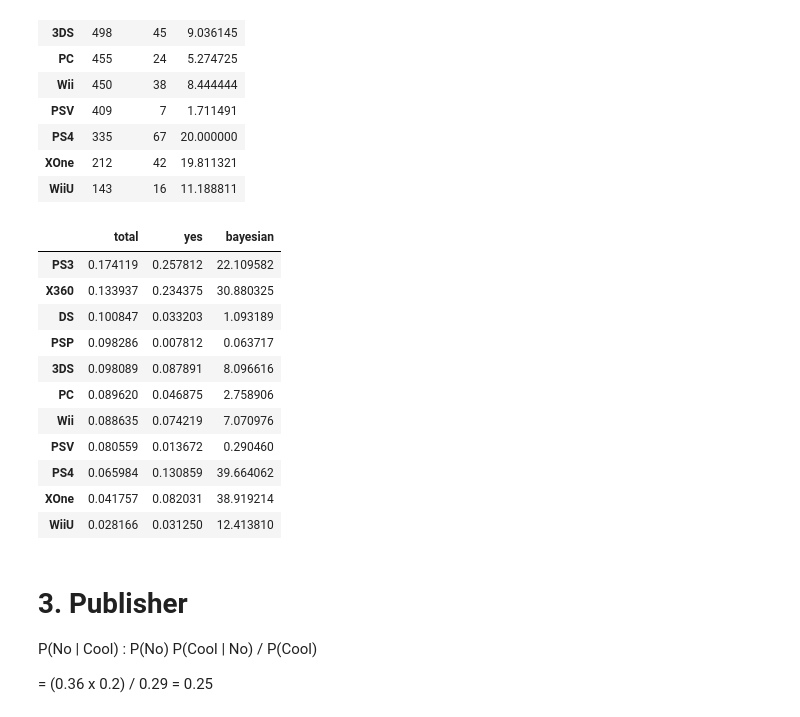
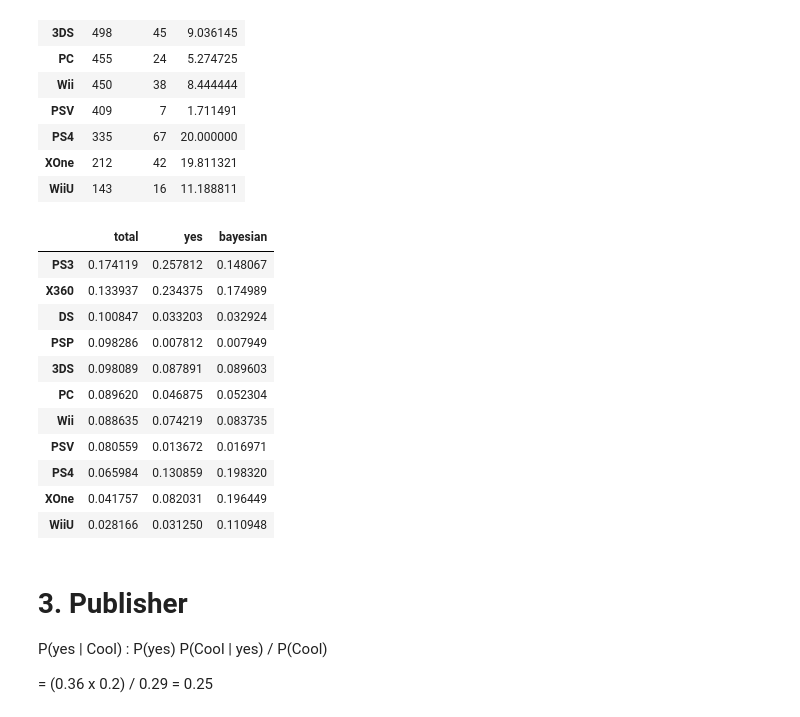
Before and after one commit to superahxd/_project, a Jupyter notebook: sec1_project.ipynb, the cells around one changed output. Cells and saved outputs as stored; diff of their text form; code cells hidden in the pictures.

```diff
--- a/sec1_project.ipynb
+++ b/sec1_project.ipynb
@@ -644,24 +619,24 @@ plat_ratio
 # %%
 piror_plat = pd.DataFrame(plat_ratio['total']/total_plat_sum)
 piror_plat['yes'] = plat_ratio['top10%'] / 512
-piror_plat['bayesian']  = (plat_ratio['ratio'] * piror_plat['yes']) / piror_plat['total']
+piror_plat['bayesian']  = (0.1 * piror_plat['yes']) / piror_plat['total']
 piror_plat
 # %% [output]
 |  | total | yes | bayesian |
-| PS3 | 0.174119 | 0.257812 | 22.109582 |
-| X360 | 0.133937 | 0.234375 | 30.880325 |
-| DS | 0.100847 | 0.033203 | 1.093189 |
-| PSP | 0.098286 | 0.007812 | 0.063717 |
-| 3DS | 0.098089 | 0.087891 | 8.096616 |
-| PC | 0.089620 | 0.046875 | 2.758906 |
-| Wii | 0.088635 | 0.074219 | 7.070976 |
-| PSV | 0.080559 | 0.013672 | 0.290460 |
-| PS4 | 0.065984 | 0.130859 | 39.664062 |
-| XOne | 0.041757 | 0.082031 | 38.919214 |
-| WiiU | 0.028166 | 0.031250 | 12.413810 |
+| PS3 | 0.174119 | 0.257812 | 0.148067 |
+| X360 | 0.133937 | 0.234375 | 0.174989 |
+| DS | 0.100847 | 0.033203 | 0.032924 |
+| PSP | 0.098286 | 0.007812 | 0.007949 |
+| 3DS | 0.098089 | 0.087891 | 0.089603 |
+| PC | 0.089620 | 0.046875 | 0.052304 |
+| Wii | 0.088635 | 0.074219 | 0.083735 |
+| PSV | 0.080559 | 0.013672 | 0.016971 |
+| PS4 | 0.065984 | 0.130859 | 0.198320 |
+| XOne | 0.041757 | 0.082031 | 0.196449 |
+| WiiU | 0.028166 | 0.031250 | 0.110948 |
 # %% [markdown]
 # 3. Publisher </br>
 
-P(No | Cool) : P(No) P(Cool | No) / P(Cool)
+P(yes | Cool) : P(yes) P(Cool | yes) / P(Cool)
 
 = (0.36 x 0.2) / 0.29 = 0.25
```
Also changed, not shown: parts of 6 cells of this notebook.
